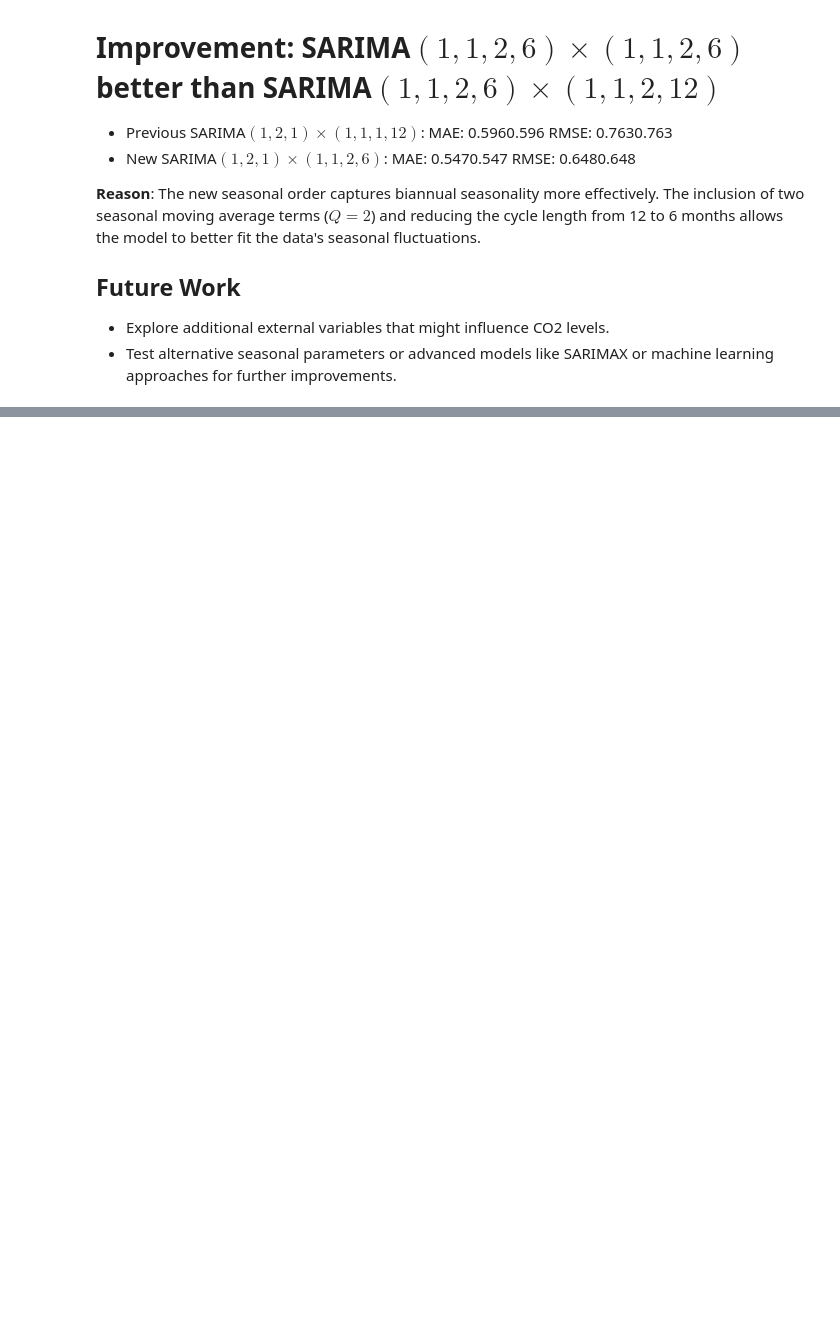
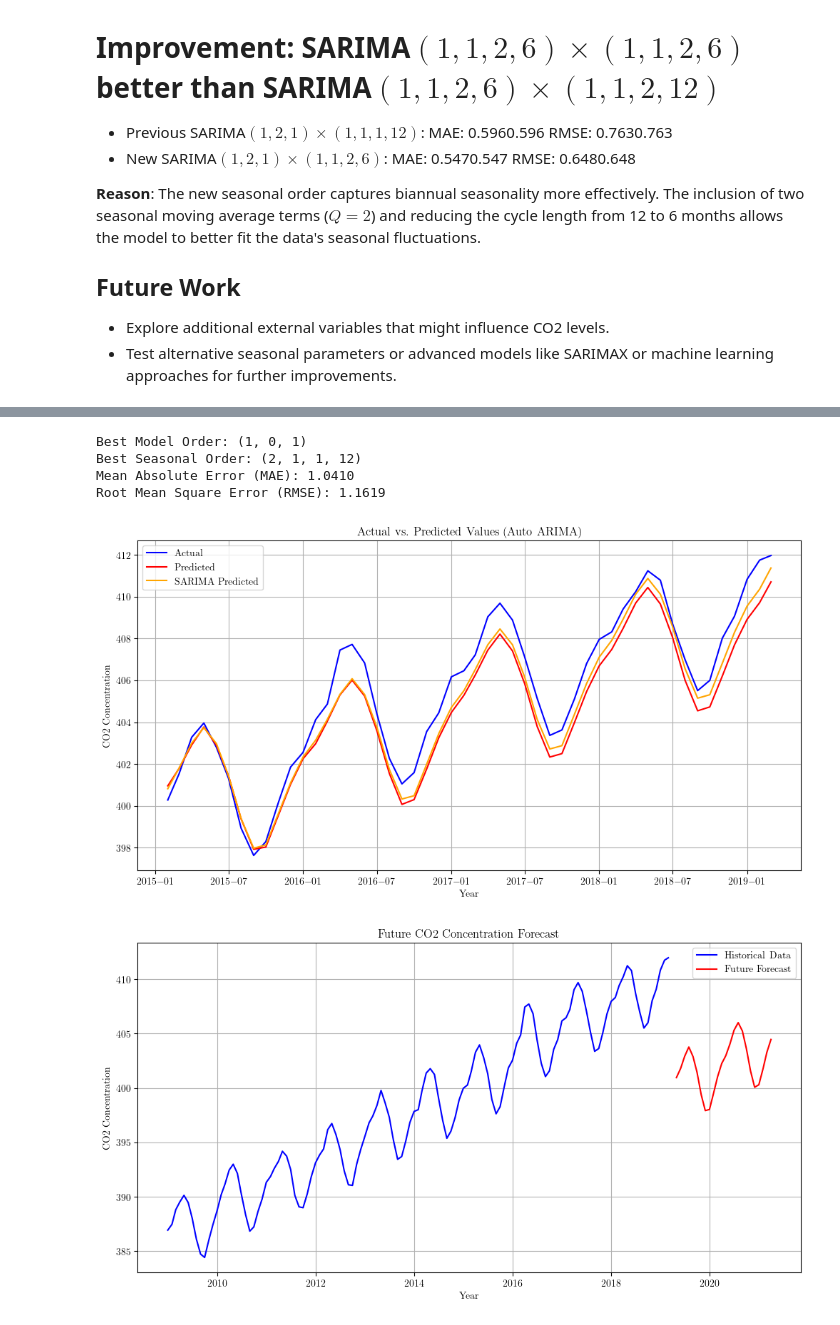
Before and after one commit to arnobmukherjee1988/TimeSeries_Analysis_CO2_emission, a Jupyter notebook: TimeSeries_Analysis_TSLA.ipynb, the cells around one changed output, grey strips where cells are left out. Cells and saved outputs as stored; diff of their text form; code cells hidden in the pictures; blank space fills up the shorter version.

Commit message:
Auto_model, Prophet added

```diff
--- a/TimeSeries_Analysis_TSLA.ipynb
+++ b/TimeSeries_Analysis_TSLA.ipynb
@@ -1029,0 +972,12 @@ plt.show()
+# %%
+# Use auto_arima to determine the best ARIMA and SARIMA parameters
+auto_model = pm.auto_arima(
+    train_data,
+    seasonal=True,
+    m=12,  # Monthly data with annual seasonality
+    trace=True,
+    error_action='ignore',
+    suppress_warnings=True,
+    stepwise=True,
+    n_jobs=-1
+)
@@ -1029,0 +1002,63 @@ plt.show()
+# %%
+# Print the best model parameters
+print(f"Best Model Order: {auto_model.order}")
+print(f"Best Seasonal Order: {auto_model.seasonal_order}")
+
+# Forecast the future values
+predictions = auto_model.predict(n_periods=len(test_data))
+
+# Ensure the predictions are in a compatible format
+predictions = np.array(predictions).flatten()
+test_values = test_data.values.flatten()
+
+# Evaluate the model performance
+auto_model_mae = mean_absolute_error(test_values, predictions)
+auto_model_rmse = np.sqrt(mean_squared_error(test_values, predictions))
+
+print(f"Mean Absolute Error (MAE): {auto_model_mae:.4f}")
+print(f"Root Mean Square Error (RMSE): {auto_model_rmse:.4f}")
+
+# Plot the actual vs. predicted values
+plt.figure(figsize=(12, 6))
+plt.plot(test_data.index, test_values, label='Actual', color='blue')
+plt.plot(test_data.index, predictions, label='Predicted', color='red')
+plt.plot(test_data.index, sarima_predictions, label='SARIMA Predicted', color='orange')
+plt.title('Actual vs. Predicted Values (Auto ARIMA)')
+plt.xlabel('Year')
+plt.ylabel('CO2 Concentration')
+plt.legend()
+plt.grid(True)
+plt.show()
+
+
+# Forecast future values
+n_future_months = 24  # Forecasting 24 months into the future
+future_forecast = auto_model.predict(n_periods=n_future_months)
+
+# Create a future date range
+last_date = data.index[-1]
+future_dates = pd.date_range(last_date + pd.DateOffset(months=1), periods=n_future_months, freq='M')
+
+# Plot historical and forecasted data
+plt.figure(figsize=(12, 6))
+plt.plot(data.index, data['CO2 Concentration'], label='Historical Data', color='blue')
+plt.plot(future_dates, future_forecast, label='Future Forecast', color='red')
+plt.title('Future CO2 Concentration Forecast')
+plt.xlabel('Year')
+plt.ylabel('CO2 Concentration')
+plt.legend()
+plt.grid(True)
+plt.show()
+
+# Display forecasted values
+forecast_df = pd.DataFrame({'Date': future_dates, 'Forecasted CO2': future_forecast})
+forecast_df.set_index('Date', inplace=True)
+
+forecast_df.head()
+# %% [output]
+Best Model Order: (1, 0, 1)
+Best Seasonal Order: (2, 1, 1, 12)
+Mean Absolute Error (MAE): 1.0410
+Root Mean Square Error (RMSE): 1.1619
+[figure, added]
+[figure, added]
```
Also changed, not shown: parts of 15 cells of this notebook, 1 other file.
